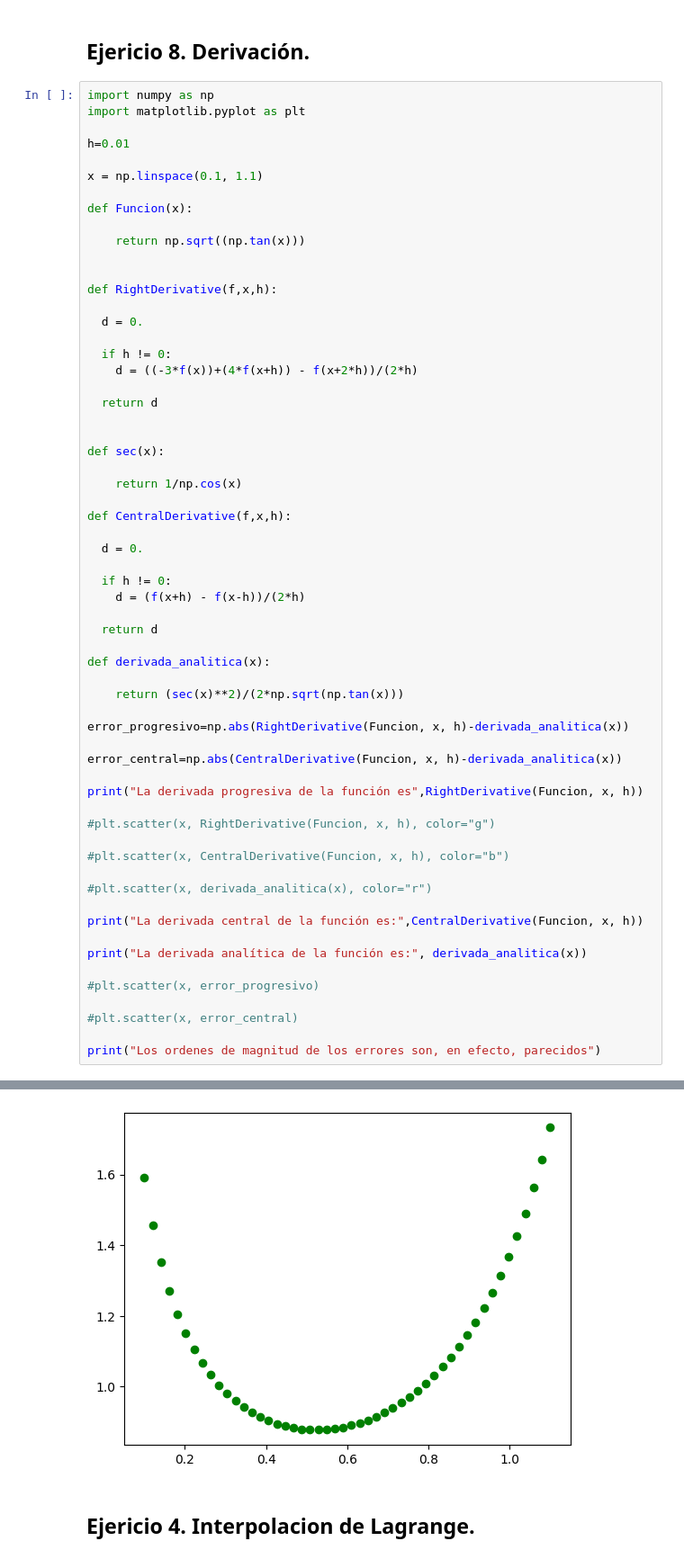
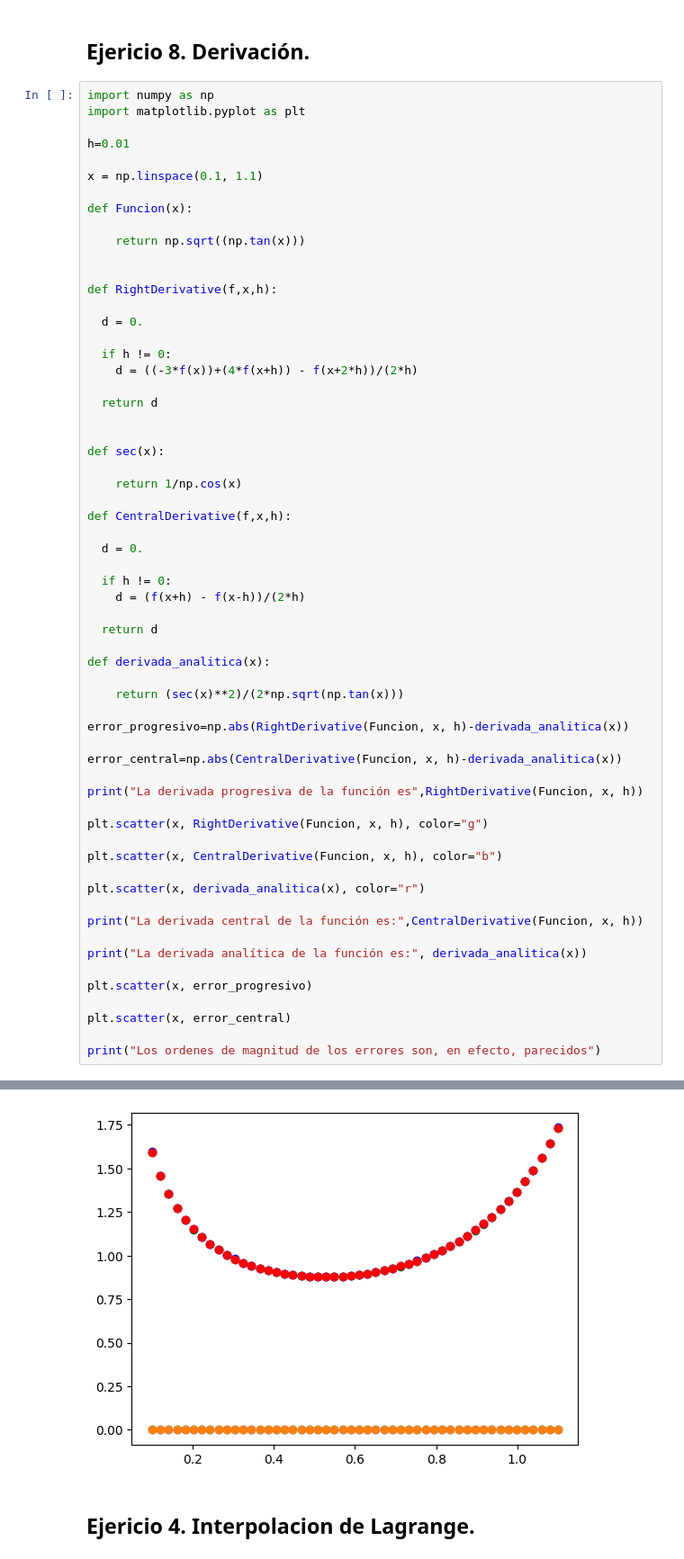
Before and after one commit to Dracomp89/Eduardo-Phillips---202115611-Juan-Esteban-Sanchez---202213476, a Jupyter notebook: Tarea2/Tarea_2_Python.ipynb, the cells around one changed output, grey strips where cells are left out. Shown at 90% size. Drawn from its saved outputs; the diff is of its cells as text.

```diff
--- a/Tarea2/Tarea_2_Python.ipynb
+++ b/Tarea2/Tarea_2_Python.ipynb
@@ -48,40 +48,40 @@ error_central=np.abs(CentralDerivative(Funcion, x, h)-derivada_analitica(x))
 
 print("La derivada progresiva de la función es",RightDerivative(Funcion, x, h))
 
-#plt.scatter(x, RightDerivative(Funcion, x, h), color="g")
+plt.scatter(x, RightDerivative(Funcion, x, h), color="g")
 
-#plt.scatter(x, CentralDerivative(Funcion, x, h), color="b")
+plt.scatter(x, CentralDerivative(Funcion, x, h), color="b")
 
-#plt.scatter(x, derivada_analitica(x), color="r")
+plt.scatter(x, derivada_analitica(x), color="r")
 
 print("La derivada central de la función es:",CentralDerivative(Funcion, x, h))
 
 print("La derivada analítica de la función es:", derivada_analitica(x))
 
-#plt.scatter(x, error_progresivo)
+plt.scatter(x, error_progresivo)
 
-#plt.scatter(x, error_central)
+plt.scatter(x, error_central)
 
 print("Los ordenes de magnitud de los errores son, en efecto, parecidos")
 # %% [output]
 La derivada progresiva de la función es [1.5910402  1.45630461 1.35318545 1.2715208  1.2052382  1.15045878
  1.10457543 1.06576433 1.03270785 1.00442889 0.9801871  0.95941157
  0.94165567 0.92656601 0.91386055 0.90331286 0.89474068 0.88799737
  0.88296554 0.87955224 0.87768528 0.87731045 0.87838944 0.88089824
  0.88482602 0.89017435 0.89695677 0.90519855 0.91493677 0.92622063
  0.939112   0.95368617 0.97003296 0.98825803 1.00848461 1.03085551
  1.05553572 1.08271538 1.11261357 1.1454827  1.18161405 1.22134434
  1.26506385 1.31322641 1.36636172 1.42509067 1.49014459 1.56238945
  1.64285679 1.73278338]
 La derivada central de la función es: [1.59639318 1.45974366 1.35555364 1.27323751 1.20653315 1.1514673
  1.10538191 1.06642386 1.03325782 1.00489547 0.98058914 0.95976297
  0.94196691 0.92684515 0.91411389 0.90354543 0.89495655 0.88819991
 ... (12 lines left out)
  1.05574196 1.0829401  1.11285958 1.14575331 1.18191311 1.22167642
  1.26543438 1.31364188 1.36682997 1.42562121 1.49074904 1.56308216
  1.64365559 1.73371068]
 Los ordenes de magnitud de los errores son, en efecto, parecidos
-[figure, old version]
+[figure, new version]
 # %% [markdown]
 ## Ejericio 4. Interpolacion de Lagrange.
 # %%
```
